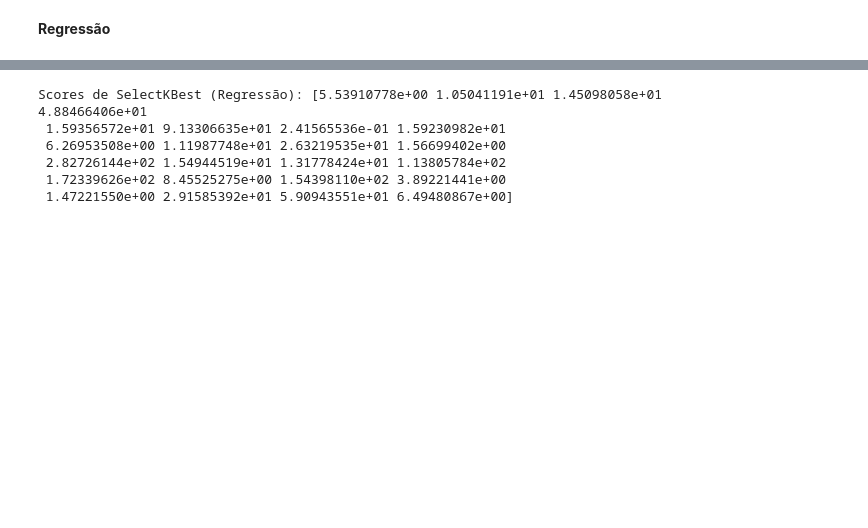
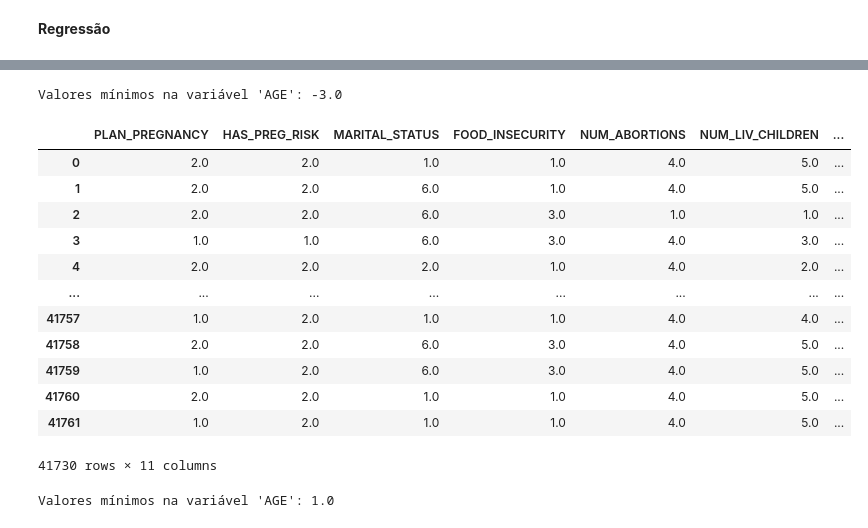
Before and after one commit to Trutzyz/AnaliseSiflisCongenita, a Jupyter notebook: bsvs_jrlb_jvavm.ipynb, the cells around one changed output, grey strips where cells are left out. Cells and saved outputs as stored; diff of their text form; code cells hidden in the pictures; blank space fills up the shorter version.

```diff
--- a/bsvs_jrlb_jvavm.ipynb
+++ b/bsvs_jrlb_jvavm.ipynb
@@ -339,0 +317,4 @@ plt.show()
+# %%
+data_regression = data_regression.drop(columns = ['CONS_ALCOHOL', 'RH_FACTOR', 'SMOKER', 'BLOOD_GROUP', 'TET_VACCINE', 'IS_HEAD_FAMILY', 'TYPE_HOUSE', 'HAS_FAM_INCOME',
+                                                         'CONN_SEWER_NET', 'NUM_RES_HOUSEHOLD', 'HAS_FRU_TREE', 'HAS_VEG_GARDEN', 'HOUSING_STATUS', 'WATER_TREATMENT'])
+features_reg = [col for col in data_regression.columns if col not in [target_classification, target_regression]]
@@ -340,18 +337,44 @@ plt.show()
+# %%
+print("Valores mínimos na variável 'AGE':", data_regression['AGE'].min())
+# %% [output]
+Valores mínimos na variável 'AGE': -3.0
+# %%
+data_regression_modified = data_regression.copy()  # Criando uma cópia do dataset original
+
+# Incrementar todos os valores, exceto os da coluna 'AGE'
+for column in data_regression_modified.columns:
+    if column != 'AGE':
+        data_regression_modified[column] = data_regression_modified[column] + 1
+
+# Dropar linhas onde a coluna 'AGE' é menor ou igual a 0
+data_regression_modified = data_regression_modified[data_regression_modified['AGE'] > 0]
+# %%
+data_regression_modified
+# %% [output]
+|  | PLAN_PREGNANCY | HAS_PREG_RISK | MARITAL_STATUS | FOOD_INSECURITY | NUM_ABORTIONS | NUM_LIV_CHILDREN | ... |
+| 0 | 2.0 | 2.0 | 1.0 | 1.0 | 4.0 | 5.0 | ... |
+| 1 | 2.0 | 2.0 | 6.0 | 1.0 | 4.0 | 5.0 | ... |
+| 2 | 2.0 | 2.0 | 6.0 | 3.0 | 1.0 | 1.0 | ... |
+| 3 | 1.0 | 1.0 | 6.0 | 3.0 | 4.0 | 3.0 | ... |
+| 4 | 2.0 | 2.0 | 2.0 | 1.0 | 4.0 | 2.0 | ... |
+| ... | ... | ... | ... | ... | ... | ... | ... |
+| 41757 | 1.0 | 2.0 | 1.0 | 1.0 | 4.0 | 4.0 | ... |
+| 41758 | 2.0 | 2.0 | 6.0 | 3.0 | 4.0 | 5.0 | ... |
+| 41759 | 1.0 | 2.0 | 6.0 | 3.0 | 4.0 | 5.0 | ... |
+| 41760 | 2.0 | 2.0 | 1.0 | 1.0 | 4.0 | 5.0 | ... |
+| 41761 | 1.0 | 2.0 | 1.0 | 1.0 | 4.0 | 5.0 | ... |
+41730 rows × 11 columns
+# %%
+print("Valores mínimos na variável 'AGE':", data_regression_modified['AGE'].min())
+# %% [output]
+Valores mínimos na variável 'AGE': 1.0
 # %%
 #Apenas aplicando o Select por falta de necessidade
-X_reg = data_regression[features]
-y_reg = data_regression[target_regression]
+X_reg = data_regression_modified[features_reg]
+y_reg = data_regression_modified[target_regression]
 X_trainReg, X_testReg, y_trainReg, y_testReg = train_test_split(X_reg, y_reg, test_size=0.3, random_state=42)
 
-selector_reg = SelectKBest(f_regression, k=24)
-selector_reg.fit(X_trainReg, y_trainReg)
-print("Scores de SelectKBest (Regressão):", selector_reg.scores_)
-
-X_reg_selected = selector_reg.transform(X_trainReg)
+# Normalizando os dados
+scaler = StandardScaler()
+X_trainReg_scaled = scaler.fit_transform(X_trainReg)
+X_testReg_scaled = scaler.transform(X_testReg)
-# %% [output]
-Scores de SelectKBest (Regressão): [5.53910778e+00 1.05041191e+01 1.45098058e+01 4.88466406e+01
- 1.59356572e+01 9.13306635e+01 2.41565536e-01 1.59230982e+01
- 6.26953508e+00 1.11987748e+01 2.63219535e+01 1.56699402e+00
- 2.82726144e+02 1.54944519e+01 1.31778424e+01 1.13805784e+02
- 1.72339626e+02 8.45525275e+00 1.54398110e+02 3.89221441e+00
- 1.47221550e+00 2.91585392e+01 5.90943551e+01 6.49480867e+00]
```
Also changed, not shown: parts of 30 cells of this notebook, 1 other file.
